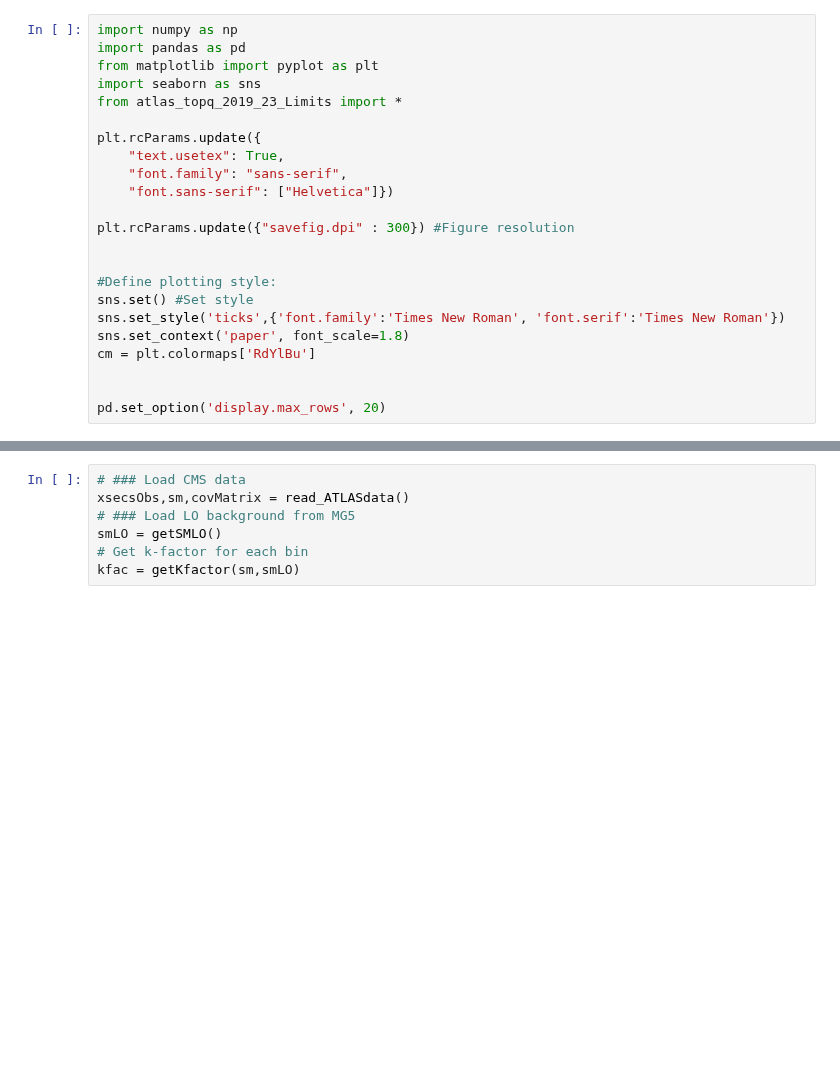
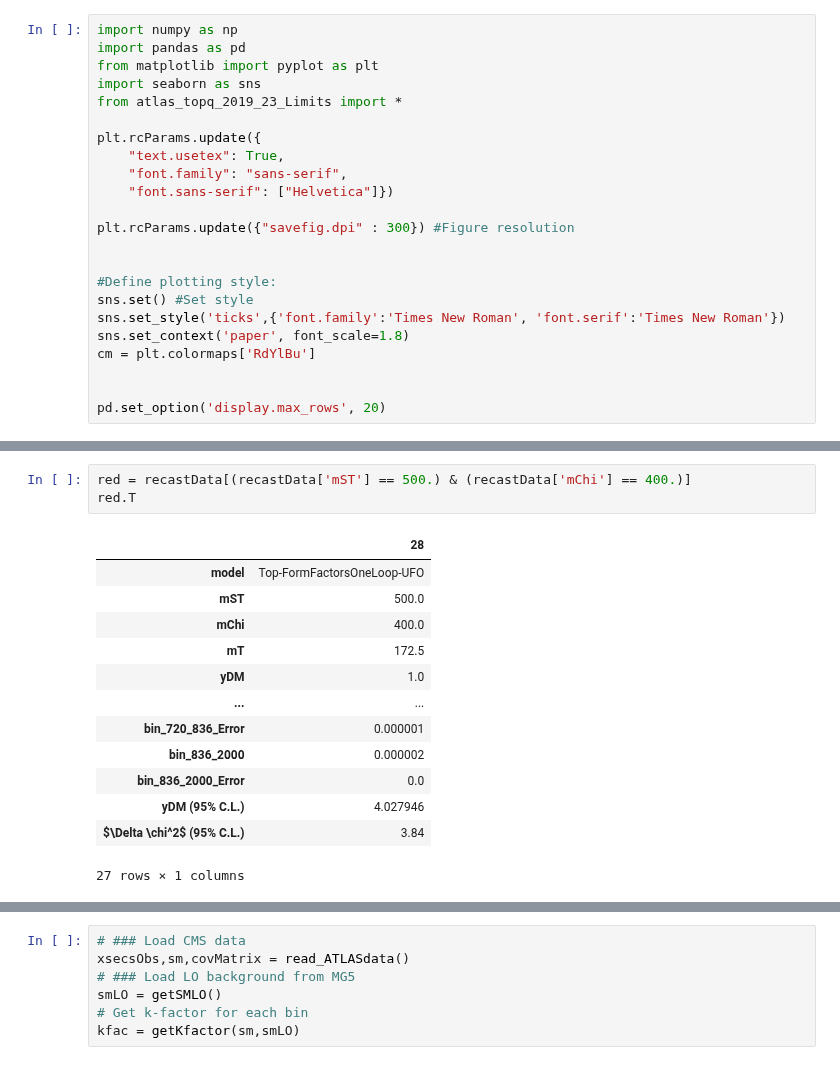
Before and after one commit to andlessa/SMStoEFT, a Jupyter notebook: Recast/ATLAS-TOPQ-2019-23_tpT/testChi2.ipynb, the cells around one changed output, grey strips where cells are left out. Cells and saved outputs as stored; diff of their text form; blank space fills up the shorter version.

```diff
--- a/Recast/ATLAS-TOPQ-2019-23_tpT/testChi2.ipynb
+++ b/Recast/ATLAS-TOPQ-2019-23_tpT/testChi2.ipynb
@@ -78,0 +55,17 @@ red
+# %%
+red = recastData[(recastData['mST'] == 500.) & (recastData['mChi'] == 400.)]
+red.T
+# %% [output]
+|  | 28 |
+| model | Top-FormFactorsOneLoop-UFO |
+| mST | 500.0 |
+| mChi | 400.0 |
+| mT | 172.5 |
+| yDM | 1.0 |
+| ... | ... |
+| bin_720_836_Error | 0.000001 |
+| bin_836_2000 | 0.000002 |
+| bin_836_2000_Error | 0.0 |
+| yDM (95% C.L.) | 4.027946 |
+| $\Delta \chi^2$ (95% C.L.) | 3.84 |
+27 rows × 1 columns
```
Also changed, not shown: parts of 17 cells of this notebook, 7 other files.
